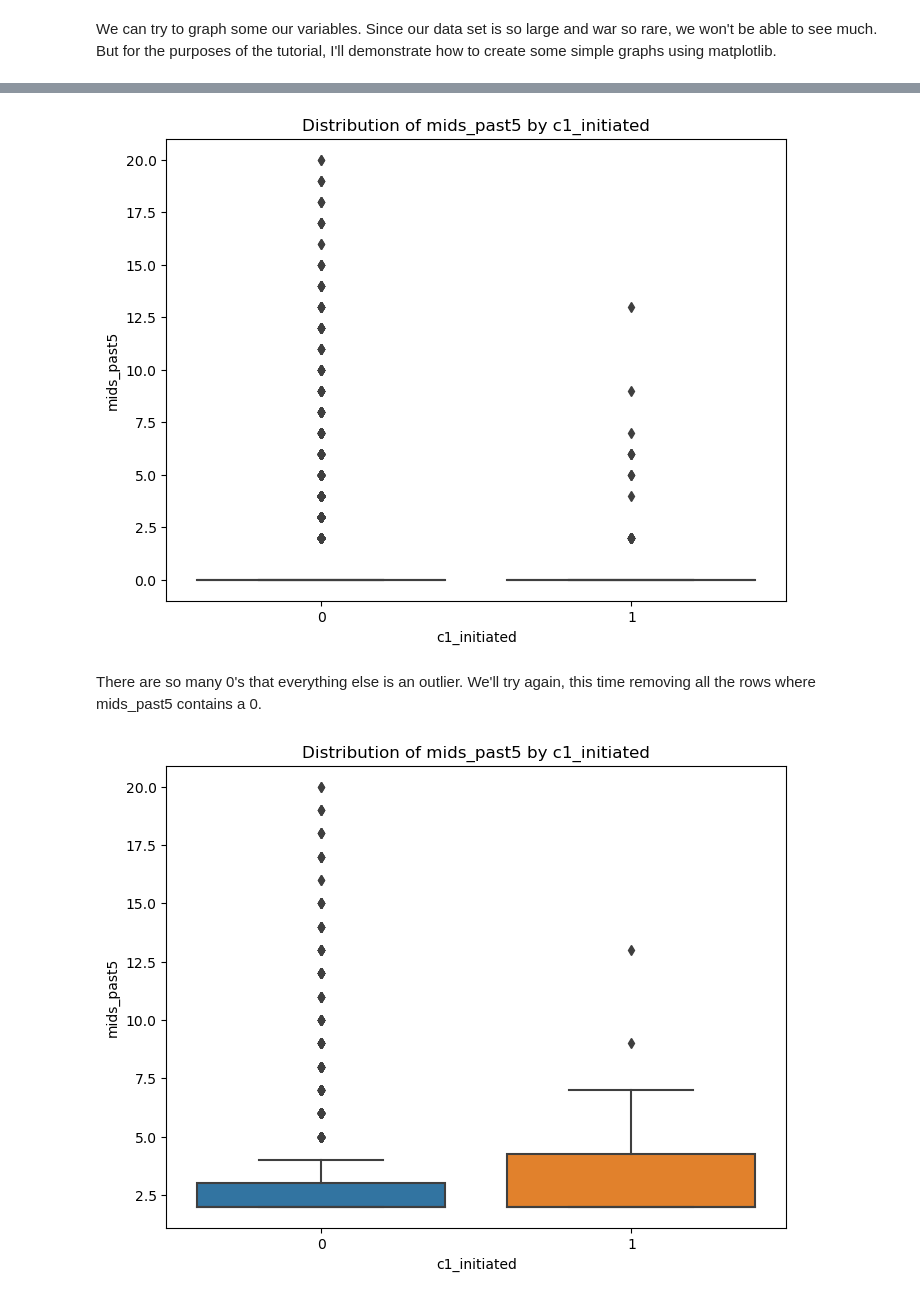
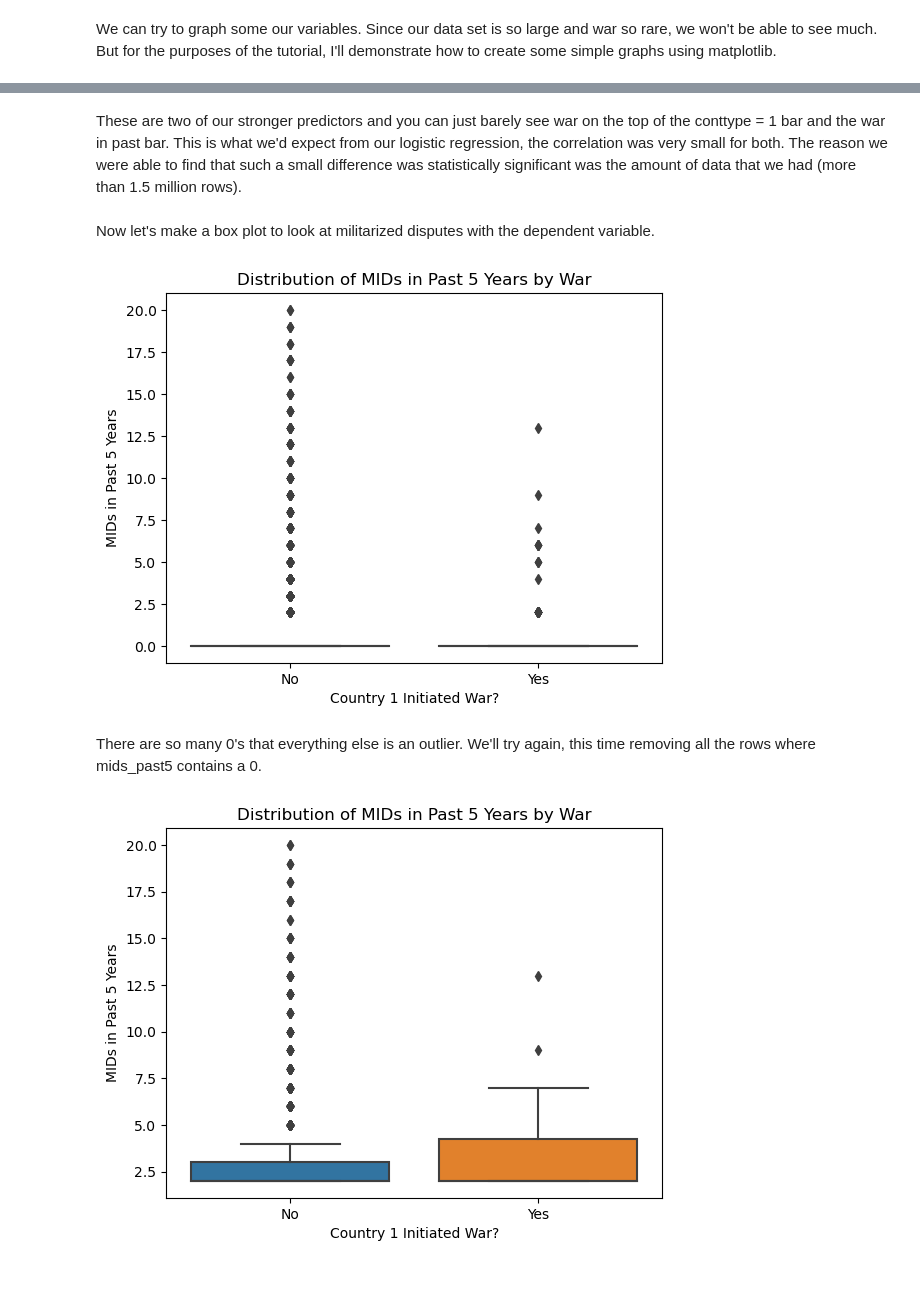
Before and after one commit to wesley-day/wesley-day.github.io, a Jupyter notebook: final_proj.ipynb, the cells around one changed output, grey strips where cells are left out. Cells and saved outputs as stored; diff of their text form; code cells hidden in the pictures.

Commit message:
word count

```diff
--- a/final_proj.ipynb
+++ b/final_proj.ipynb
@@ -586,24 +586,28 @@ plt.show()
+# %% [markdown]
+These are two of our stronger predictors and you can just barely see war on the top of the conttype = 1 bar and the war in past bar. This is what we'd expect from our logistic regression, the correlation was very small for both. The reason we were able to find that such a small difference was statistically significant was the amount of data that we had (more than 1.5 million rows).
+# %% [markdown]
+Now let's make a box plot to look at militarized disputes with the dependent variable.
 # %%
 # Making a box plot of mids_past5.
-plt.figure(figsize=(8, 6))
 sns.boxplot(x='c1_initiated', y='mids_past5', data=df)
-plt.xlabel('c1_initiated')
-plt.ylabel('mids_past5')
-plt.title('Distribution of mids_past5 by c1_initiated')
+plt.xlabel('Country 1 Initiated War?')
+plt.xticks([0, 1], ['No', 'Yes'])
+plt.ylabel('MIDs in Past 5 Years')
+plt.title('Distribution of MIDs in Past 5 Years by War')
 plt.show()
 # %% [output]
-[figure, old version]
+[figure, new version]
 # %% [markdown]
 There are so many 0's that everything else is an outlier. We'll try again, this time removing all the rows where mids_past5 contains a 0.
 # %%
 # Removing 0
 df2 = df.drop(df[df['mids_past5'] == 0].index)
 
-plt.figure(figsize=(8, 6))
 sns.boxplot(x='c1_initiated', y='mids_past5', data=df2)
-plt.xlabel('c1_initiated')
-plt.ylabel('mids_past5')
-plt.title('Distribution of mids_past5 by c1_initiated')
+plt.xlabel('Country 1 Initiated War?')
+plt.xticks([0, 1], ['No', 'Yes'])
+plt.ylabel('MIDs in Past 5 Years')
+plt.title('Distribution of MIDs in Past 5 Years by War')
 plt.show()
 # %% [output]
-[figure, old version]
+[figure, new version]
```
Also changed, not shown: parts of 10 cells of this notebook, 1 other file.
